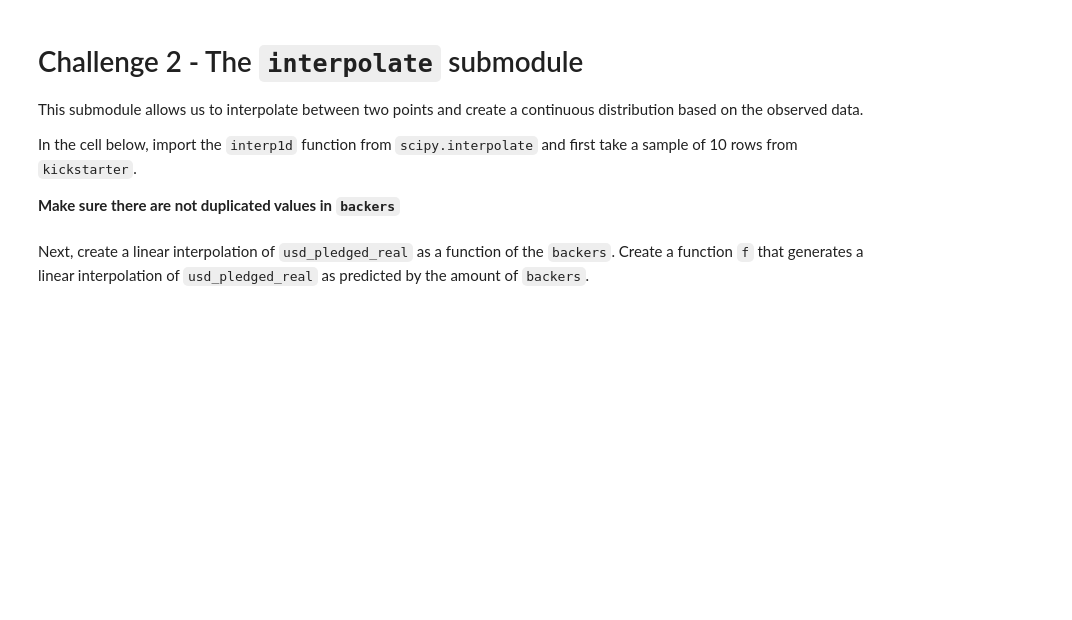
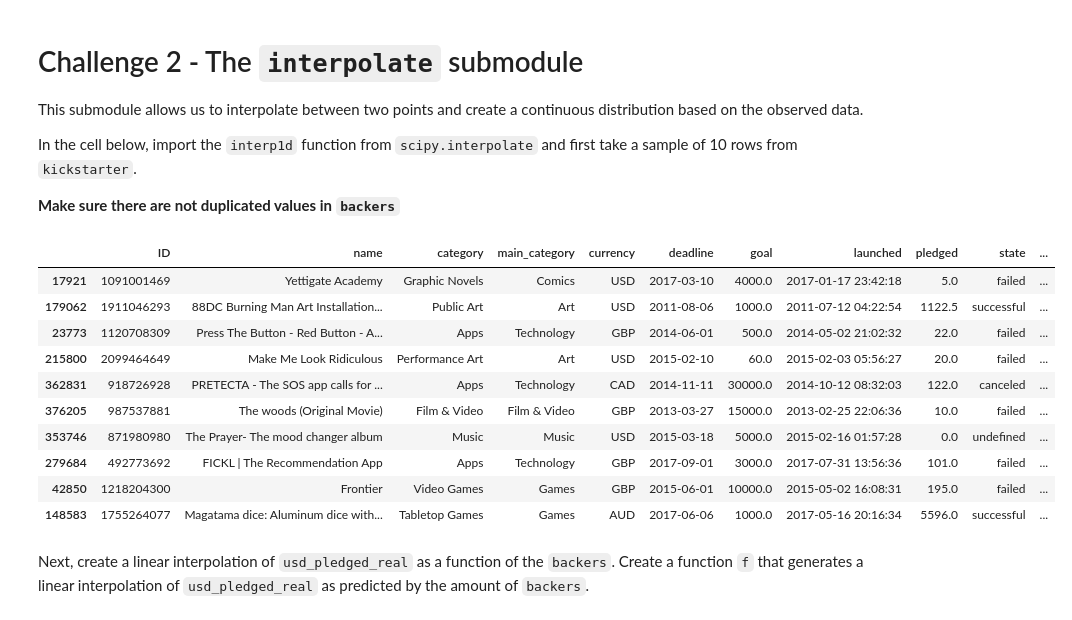
Before and after one commit to ta-data-lis/lab-intro-to-scipy, a Jupyter notebook: your-code/main.ipynb, the cells around one changed output. Drawn from its saved outputs; the diff is of its cells as text; code cells hidden in the pictures; blank space fills up the shorter version.

```diff
--- a/your-code/main.ipynb
+++ b/your-code/main.ipynb
@@ -14,3 +14,7 @@ This submodule contains statistical functions for conducting hypothesis tests, p
+# %%
+# Your code here:
+
+kickstarter = pd.read_csv(r"C:\Users\Cristiana\Desktop\IRONHACK BOOTCAMP\Week5\Labs\lab-intro-to-scipy\ks-projects-201801.csv")
 # %% [markdown]
 Now print the `head` function to examine the dataset.
 # %%
@@ -39,0 +64,5 @@ Let's perform Fisher's exact test on our KickStarter data. We intend to test the
+# %%
+# Your code here:
+
+kickstarter['goal_met'] = np.where(kickstarter['usd_pledged_real'] > kickstarter['usd_goal_real'], 1,0)
+kickstarter['goal_met']
@@ -43,0 +84,5 @@ Next, create a column that checks whether the currency of the project is in US D
+# %%
+# Your code here:
+
+kickstarter['usd'] = np.where(kickstarter['currency'] == 'USD', 1,0)
+kickstarter['usd']
@@ -60,2 +122,21 @@ In the cell below, import the `interp1d` function from `scipy.interpolate` and f
+# %%
+# Your code here:
+
+from scipy.interpolate import interp1d
+
+backers = kickstarter.sample(10)
+backers
+# %% [output]
+|  | ID | name | category | main_category | currency | deadline | goal | launched | pledged | state | ... |
+| 17921 | 1091001469 | Yettigate Academy | Graphic Novels | Comics | USD | 2017-03-10 | 4000.0 | 2017-01-17 23:42:18 | 5.0 | failed | ... |
+| 179062 | 1911046293 | 88DC Burning Man Art Installation... | Public Art | Art | USD | 2011-08-06 | 1000.0 | 2011-07-12 04:22:54 | 1122.5 | successful | ... |
+| 23773 | 1120708309 | Press The Button - Red Button - A... | Apps | Technology | GBP | 2014-06-01 | 500.0 | 2014-05-02 21:02:32 | 22.0 | failed | ... |
+| 215800 | 2099464649 | Make Me Look Ridiculous | Performance Art | Art | USD | 2015-02-10 | 60.0 | 2015-02-03 05:56:27 | 20.0 | failed | ... |
+| 362831 | 918726928 | PRETECTA - The SOS app calls for ... | Apps | Technology | CAD | 2014-11-11 | 30000.0 | 2014-10-12 08:32:03 | 122.0 | canceled | ... |
+| 376205 | 987537881 | The woods (Original Movie) | Film & Video | Film & Video | GBP | 2013-03-27 | 15000.0 | 2013-02-25 22:06:36 | 10.0 | failed | ... |
+| 353746 | 871980980 | The Prayer- The mood changer album | Music | Music | USD | 2015-03-18 | 5000.0 | 2015-02-16 01:57:28 | 0.0 | undefined | ... |
+| 279684 | 492773692 | FICKL | The Recommendation App | Apps | Technology | GBP | 2017-09-01 | 3000.0 | 2017-07-31 13:56:36 | 101.0 | failed | ... |
+| 42850 | 1218204300 | Frontier | Video Games | Games | GBP | 2015-06-01 | 10000.0 | 2015-05-02 16:08:31 | 195.0 | failed | ... |
+| 148583 | 1755264077 | Magatama dice: Aluminum dice with... | Tabletop Games | Games | AUD | 2017-06-06 | 1000.0 | 2017-05-16 20:16:34 | 5596.0 | successful | ... |
 # %% [markdown]
 Next, create a linear interpolation of `usd_pledged_real` as a function of the `backers`. Create a function `f` that generates a linear interpolation of `usd_pledged_real` as predicted by the amount of `backers`.
```
Also changed, not shown: parts of 22 cells of this notebook.
